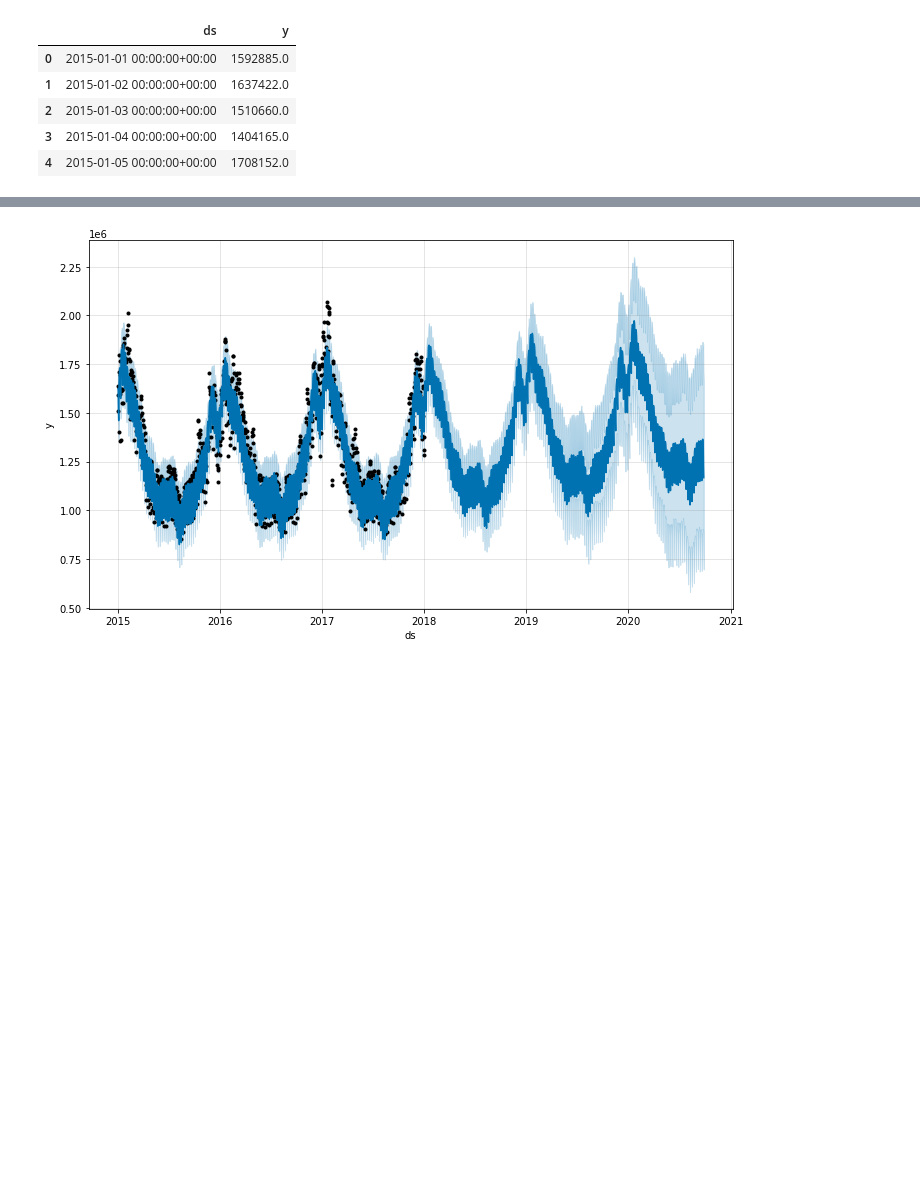
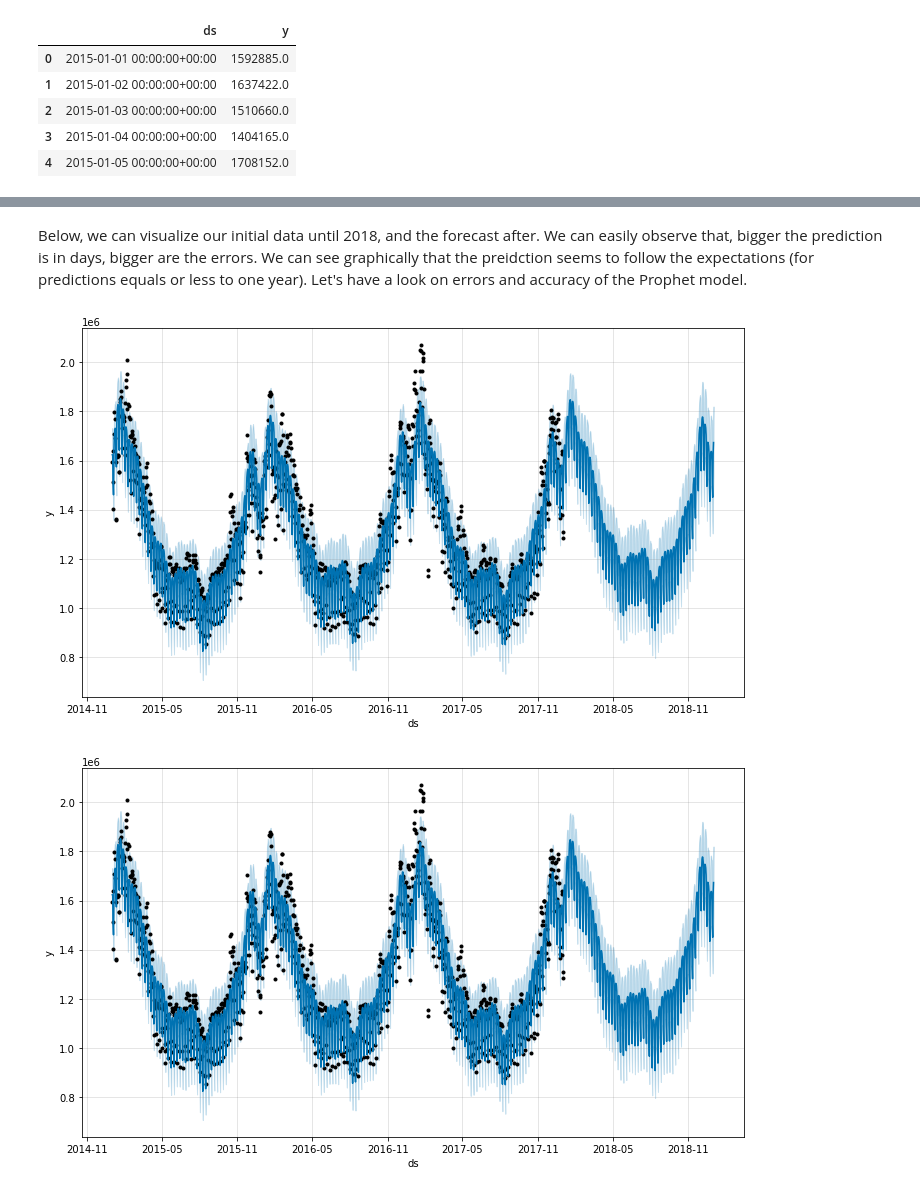
Before and after one commit to RPegoud/TimeSeries, a Jupyter notebook: TimeSeries.ipynb, the cells around one changed output, grey strips where cells are left out. Drawn from its saved outputs; the diff is of its cells as text; code cells hidden in the pictures; blank space fills up the shorter version.

```diff
--- a/TimeSeries.ipynb
+++ b/TimeSeries.ipynb
@@ -282,8 +296,12 @@ Installing collected packages: prophet
 <prophet.forecaster.Prophet at 0x...>
+# %% [markdown]
+Below, we can visualize our initial data until 2018, and the forecast after. We can easily observe that, bigger the prediction is in days, bigger are the errors.
+We can see graphically that the preidction seems to follow the expectations (for predictions equals or less to one year). Let's have a look on errors and accuracy of the Prophet model.
 # %%
 # Create the time range for the forecast
-future_baseline = model_baseline.make_future_dataframe(periods=1000) # Make prediction
-forecast_baseline = model_baseline.predict(future_baseline)# Visualize the forecast
-model_baseline.plot(forecast_baseline); # Add semi-colon to remove the duplicated chart
+future_baseline = model_baseline.make_future_dataframe(periods=365) # Make prediction
+forecast_baseline = model_baseline.predict(future_baseline)
+model_baseline.plot(forecast_baseline) # visualize it
 # %% [output]
-[figure, old version]
+[figure, new version]
+[figure, added]
```
Also changed, not shown: parts of 11 cells of this notebook.
